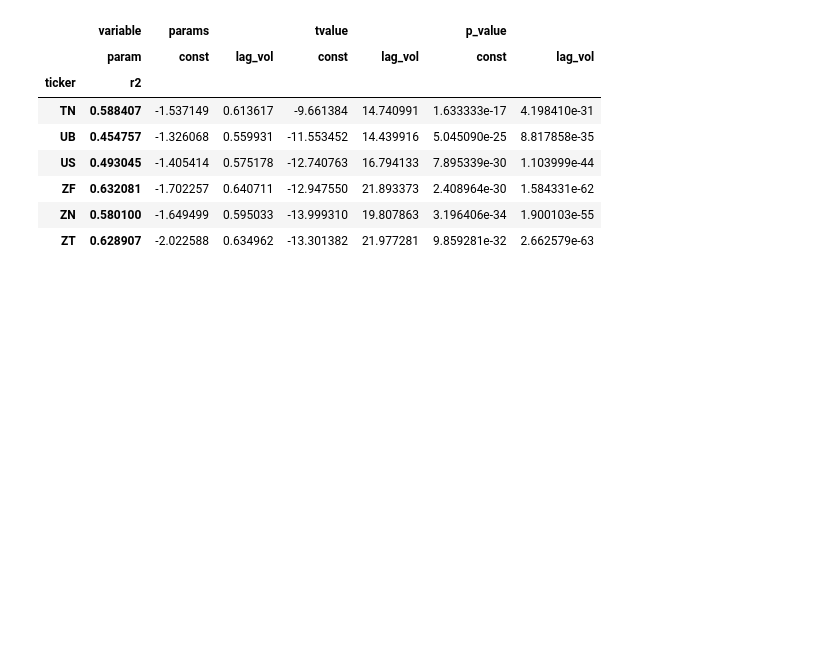
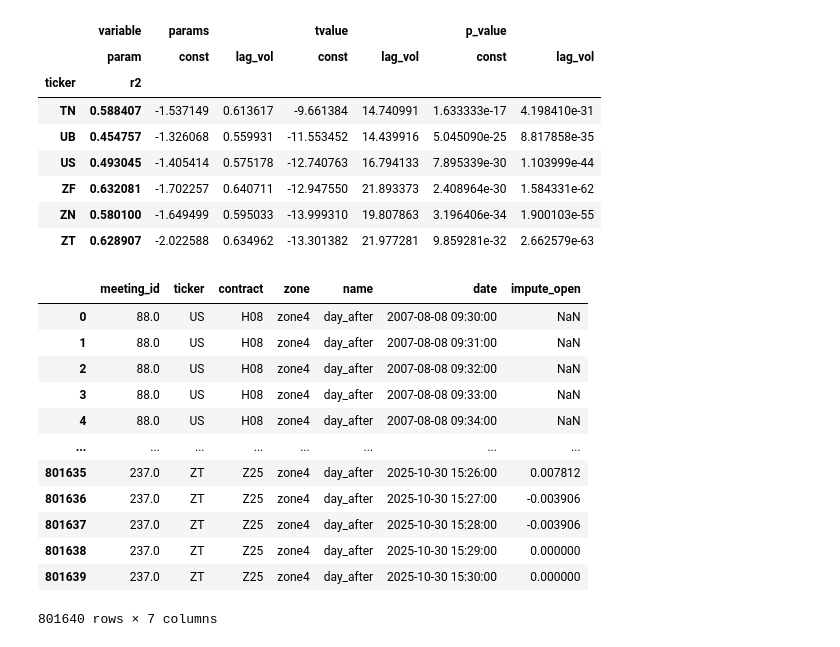
Before and after one commit to diegodalvarez/FOMCDrift, a Jupyter notebook: notebook/1BackGroundData.ipynb, the cells around one changed output. Cells and saved outputs as stored; diff of their text form; code cells hidden in the pictures; blank space fills up the shorter version.

```diff
--- a/notebook/1BackGroundData.ipynb
+++ b/notebook/1BackGroundData.ipynb
@@ -587,0 +558,16 @@ print(os.getcwd())
+# %%
+(df_pnl)
+# %% [output]
+|  | meeting_id | ticker | contract | zone | name | date | impute_open |
+| 0 | 88.0 | US | H08 | zone4 | day_after | 2007-08-08 09:30:00 | NaN |
+| 1 | 88.0 | US | H08 | zone4 | day_after | 2007-08-08 09:31:00 | NaN |
+| 2 | 88.0 | US | H08 | zone4 | day_after | 2007-08-08 09:32:00 | NaN |
+| 3 | 88.0 | US | H08 | zone4 | day_after | 2007-08-08 09:33:00 | NaN |
+| 4 | 88.0 | US | H08 | zone4 | day_after | 2007-08-08 09:34:00 | NaN |
+| ... | ... | ... | ... | ... | ... | ... | ... |
+| 801635 | 237.0 | ZT | Z25 | zone4 | day_after | 2025-10-30 15:26:00 | 0.007812 |
+| 801636 | 237.0 | ZT | Z25 | zone4 | day_after | 2025-10-30 15:27:00 | -0.003906 |
+| 801637 | 237.0 | ZT | Z25 | zone4 | day_after | 2025-10-30 15:28:00 | -0.003906 |
+| 801638 | 237.0 | ZT | Z25 | zone4 | day_after | 2025-10-30 15:29:00 | 0.000000 |
+| 801639 | 237.0 | ZT | Z25 | zone4 | day_after | 2025-10-30 15:30:00 | 0.000000 |
+801640 rows × 7 columns
```
Also changed, not shown: parts of 12 cells of this notebook.
